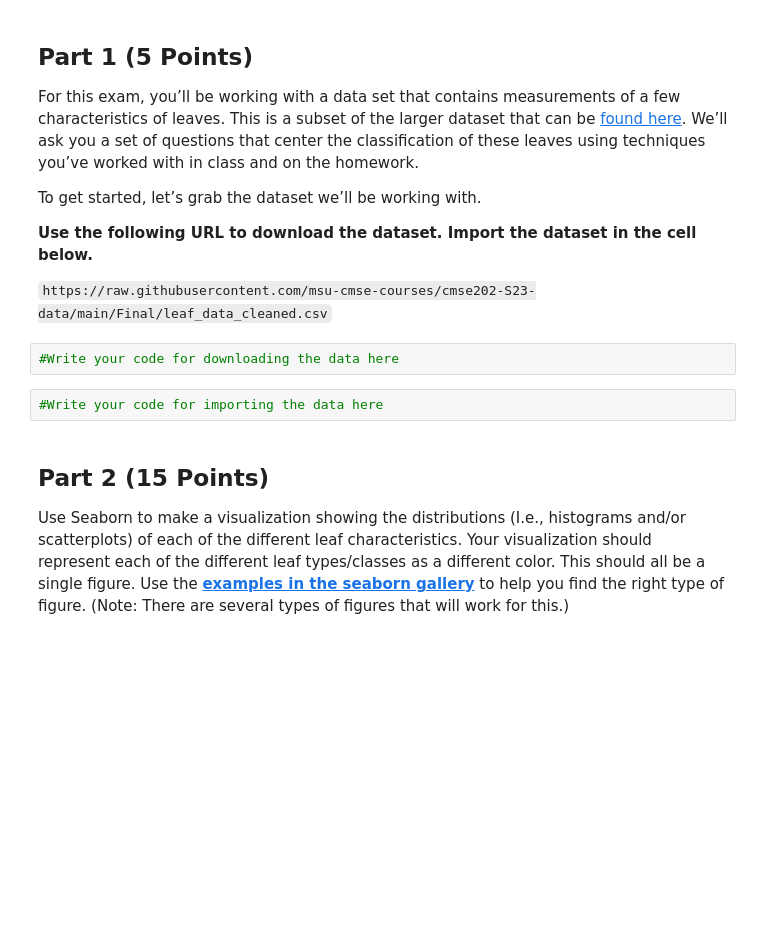
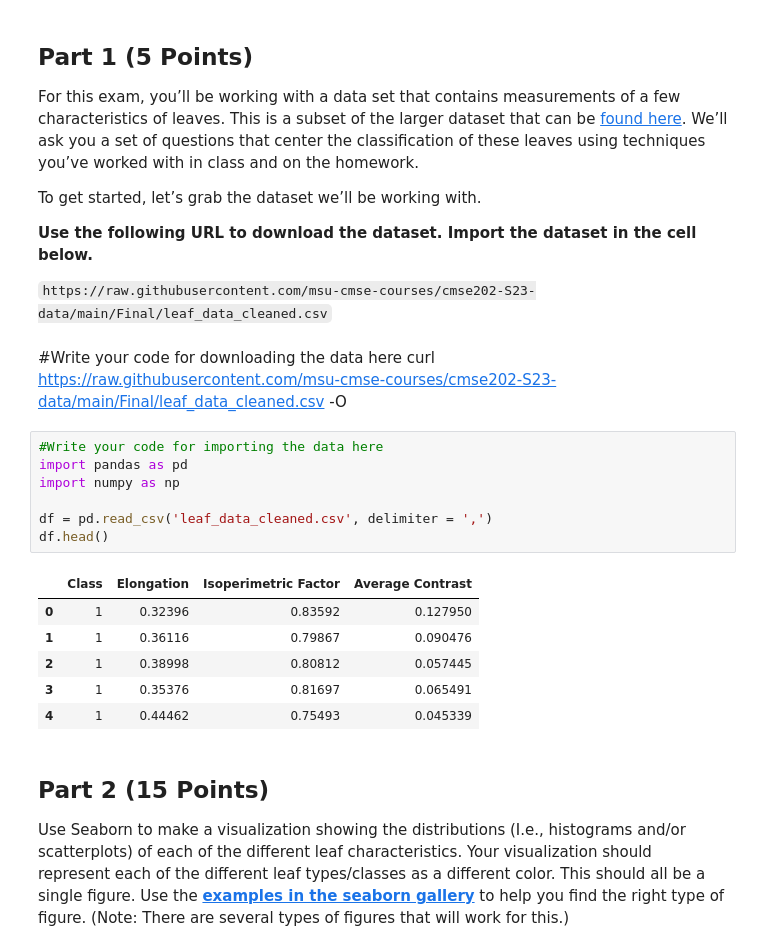
Before and after one commit to tjmcken22/CMSE-s23-turnin, a Jupyter notebook: Final/Final_003_McKenna.ipynb, the cells around one changed output. Drawn from its saved outputs; the diff is of its cells as text; blank space fills up the shorter version.

```diff
--- a/Final/Final_003_McKenna.ipynb
+++ b/Final/Final_003_McKenna.ipynb
@@ -44,10 +44,23 @@ To get started, let’s grab the dataset we’ll be working with.
 **Use the following URL to download the dataset. Import the dataset in the cell below.**
 
 `https://raw.githubusercontent.com/msu-cmse-courses/cmse202-S23-data/main/Final/leaf_data_cleaned.csv`
+# %% [markdown]
+#Write your code for downloading the data here
+curl https://raw.githubusercontent.com/msu-cmse-courses/cmse202-S23-data/main/Final/leaf_data_cleaned.csv -O
 # %%
-#Write your code for downloading the data here
+#Write your code for importing the data here
+import pandas as pd
+import numpy as np
+
+df = pd.read_csv('leaf_data_cleaned.csv', delimiter = ',')
+df.head()
+# %% [output]
+|  | Class | Elongation | Isoperimetric Factor | Average Contrast |
+| 0 | 1 | 0.32396 | 0.83592 | 0.127950 |
+| 1 | 1 | 0.36116 | 0.79867 | 0.090476 |
+| 2 | 1 | 0.38998 | 0.80812 | 0.057445 |
+| 3 | 1 | 0.35376 | 0.81697 | 0.065491 |
+| 4 | 1 | 0.44462 | 0.75493 | 0.045339 |
-# %%
-#Write your code for importing the data here
 # %% [markdown]
 ## Part 2 (15 Points)
 
```
Also changed, not shown: parts of 5 cells of this notebook.
